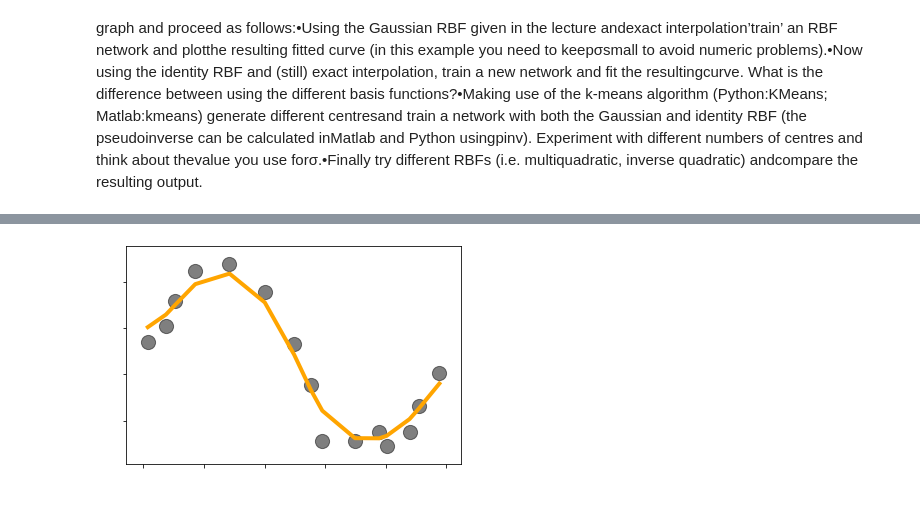
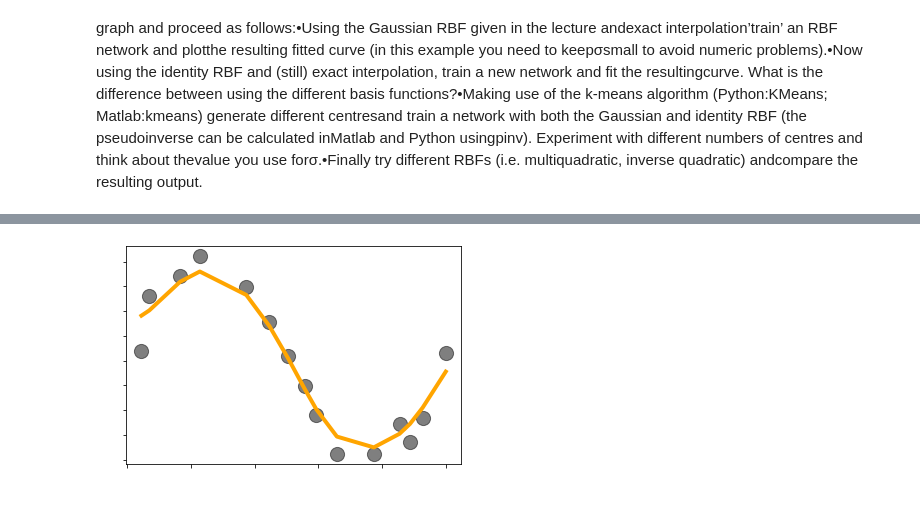
Before and after one commit to Hsgngr/MachineLearning, a Jupyter notebook: PythonExercises/ExerciseEnvironment/RBF/RBF.ipynb, the cells around one changed output, grey strips where cells are left out. Drawn from its saved outputs; the diff is of its cells as text; code cells hidden in the pictures.

```diff
--- a/PythonExercises/ExerciseEnvironment/RBF/RBF.ipynb
+++ b/PythonExercises/ExerciseEnvironment/RBF/RBF.ipynb
@@ -78,10 +78,10 @@ centers = pd.DataFrame(df).to_numpy()
 # %%
 plt.scatter(centers[:, 0], centers[:, 1], c='black', s=200, alpha=0.5);
 smoothness=0.5
-#gaus_const=0.1
+gaus_const=0.1
 rbfi = Rbf(centers[:, 0], centers[:, 1],function='multiquadric', smooth=smoothness, epsilon=gaus_const)
 u = rbfi(centers[:,0])
 plt.plot(centers[:,0],u,'orange',linewidth=4)
 plt.tick_params(labelcolor = 'white')
 # %% [output]
-[figure, old version]
+[figure, new version]
```
Also changed, not shown: parts of 3 cells of this notebook, 12 other files.
